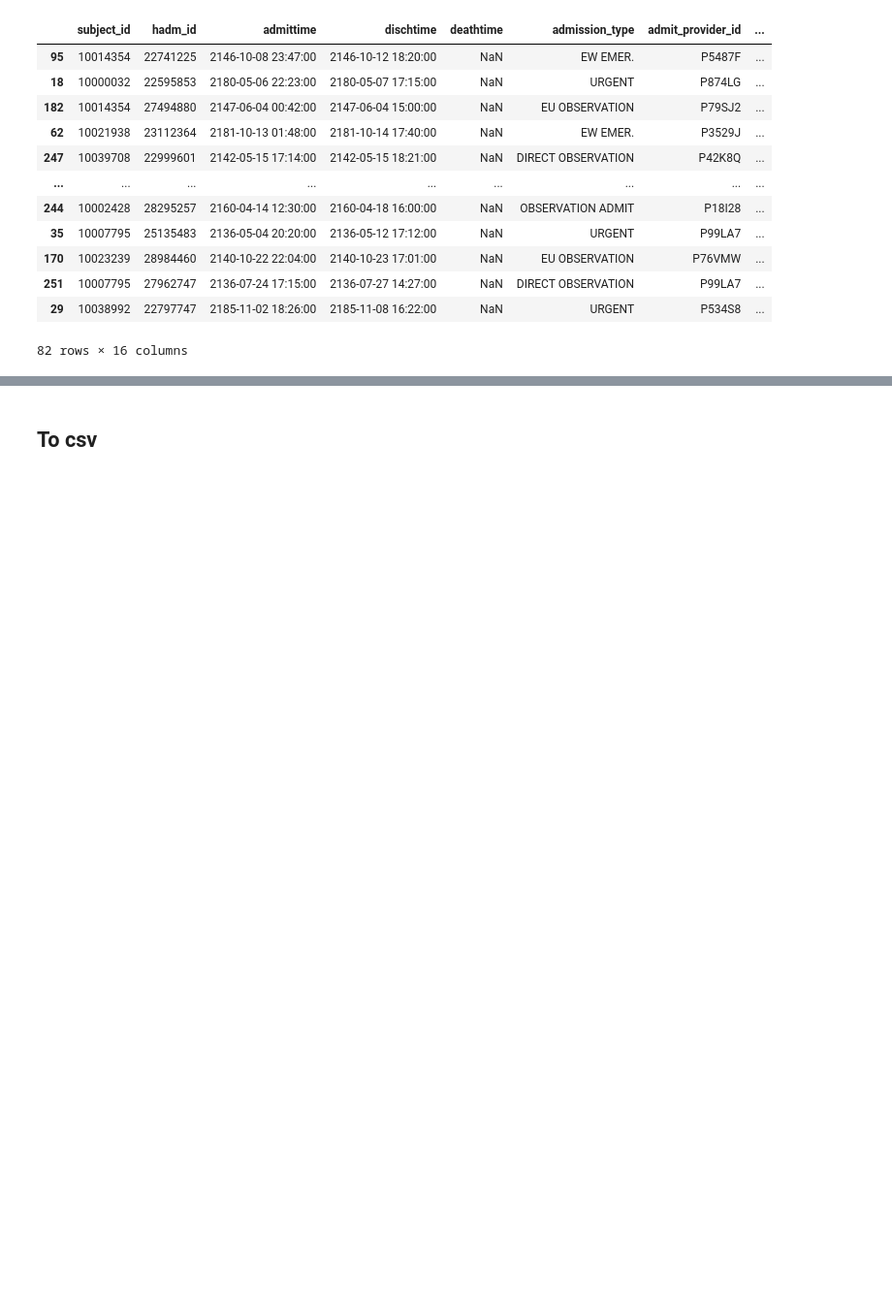
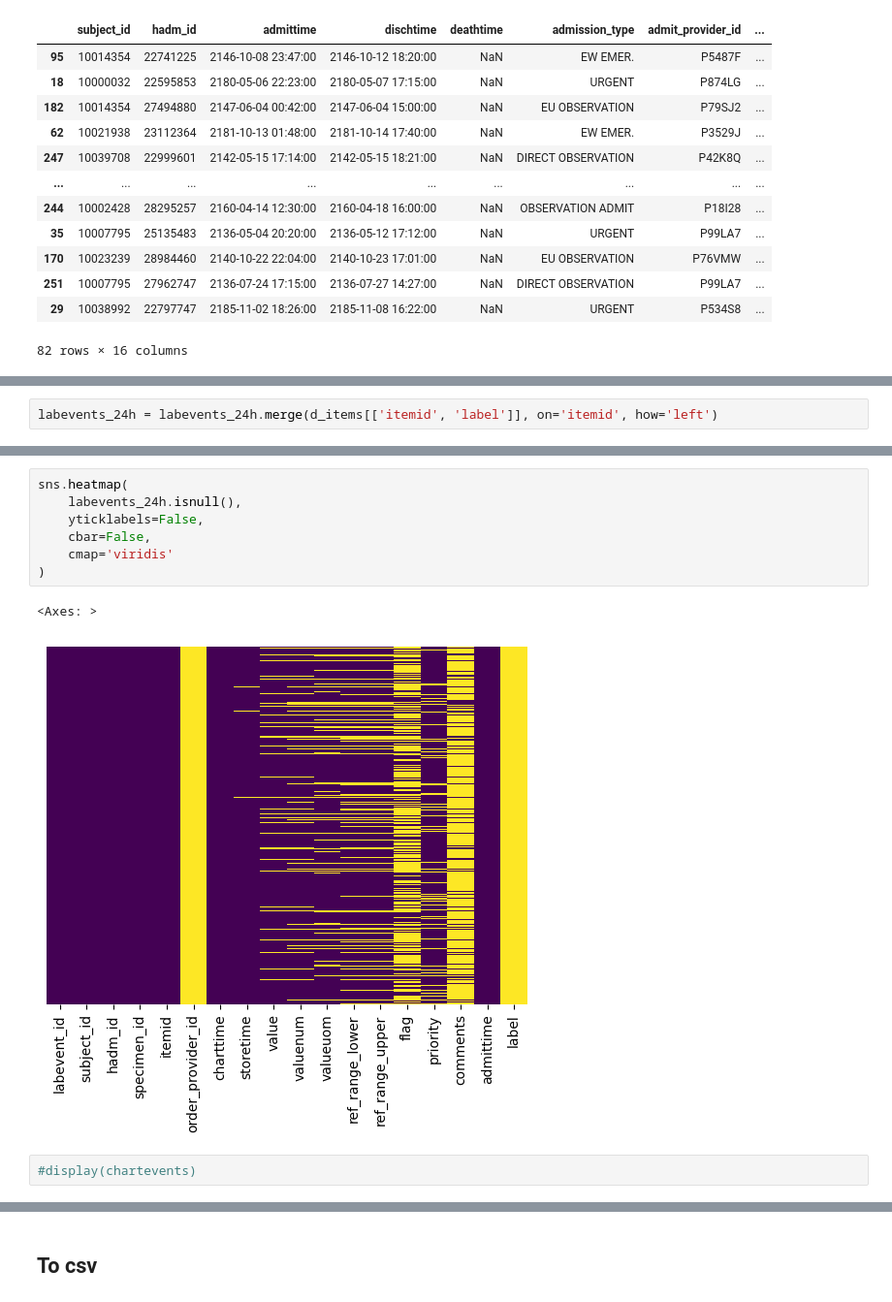
Before and after one commit to CatarinaCosta02/Master_Thesis, a Jupyter notebook: profiling/diagnosis.ipynb, the cells around one changed output, grey strips where cells are left out. Shown at 97% size. Saved outputs shown, nothing was run; the diff lists cells and outputs as text; blank space fills up the shorter version.

```diff
--- a/profiling/diagnosis.ipynb
+++ b/profiling/diagnosis.ipynb
@@ -545,0 +735,2 @@ display(admissions_sample)
+# %%
+labevents_24h = labevents_24h.merge(d_items[['itemid', 'label']], on='itemid', how='left')
@@ -545,0 +777,12 @@ display(admissions_sample)
+# %%
+sns.heatmap(
+    labevents_24h.isnull(),
+    yticklabels=False,
+    cbar=False,
+    cmap='viridis'
+)
+# %% [output]
+<Axes: >
+[figure, added]
+# %%
+#display(chartevents)
```
Also changed, not shown: parts of 23 cells of this notebook, 1 other file.
